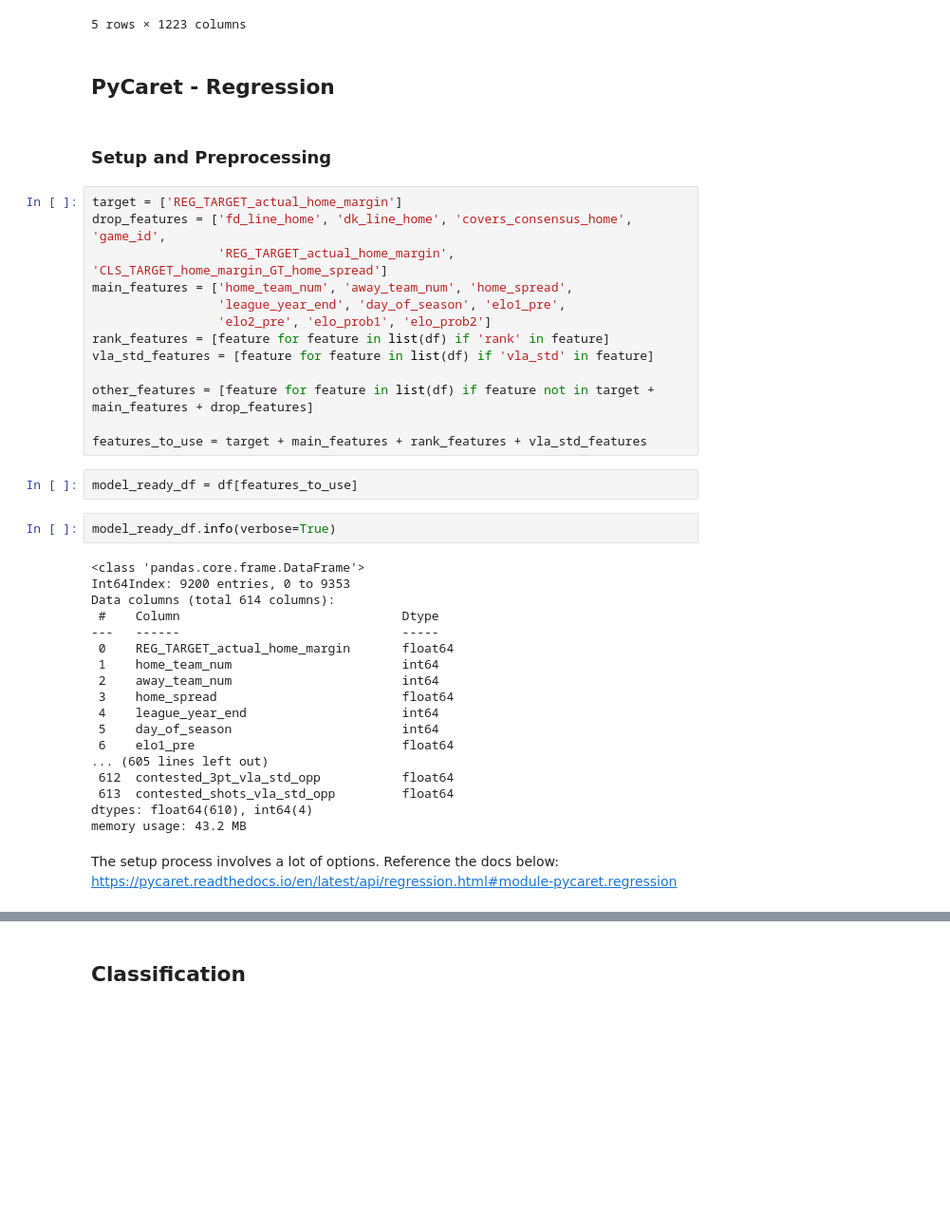
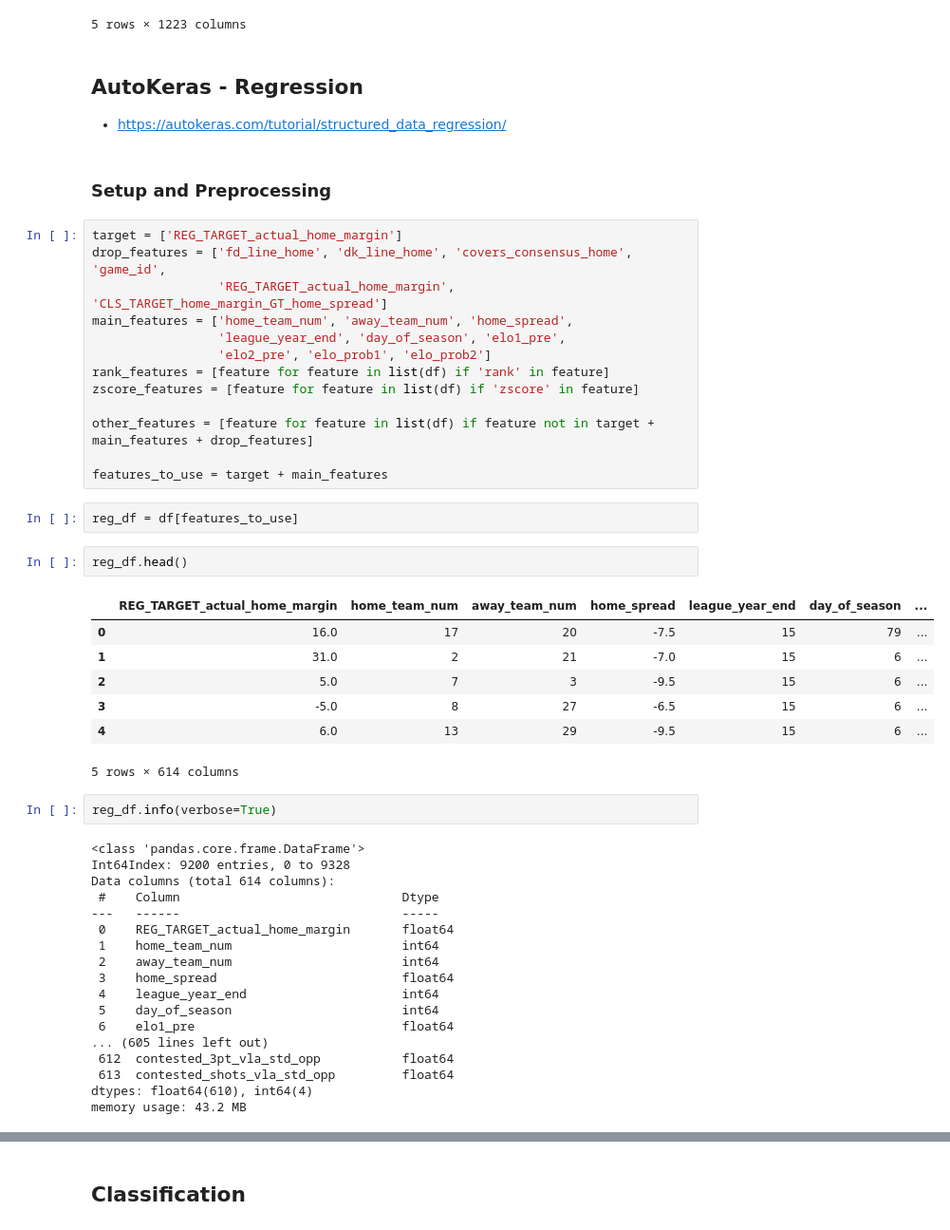
Before and after one commit to NBA-Betting/NBA_Betting, a Jupyter notebook: notebooks/AutoKeras.ipynb, the cells around one changed output, grey strips where cells are left out. Shown: that part at 95% size. Cells and saved outputs as stored; diff of their text form; blank space fills up the shorter version.

```diff
--- a/notebooks/2_AutoML.ipynb
+++ b/notebooks/AutoKeras.ipynb
@@ -97,10 +83,10 @@ df.head()
 | 4 | 20141103LACUTA | False | 6.0 | 13 | 29 | 15 | ... |
 5 rows × 1223 columns
 # %% [markdown]
-## PyCaret - Regression
+## AutoKeras - Regression
+
+* https://autokeras.com/tutorial/structured_data_regression/
 # %% [markdown]
-<a id=setup></a>
-
 ### Setup and Preprocessing
 # %%
 target = ['REG_TARGET_actual_home_margin']
@@ -110,18 +96,28 @@ main_features = ['home_team_num', 'away_team_num', 'home_spread',
                  'league_year_end', 'day_of_season', 'elo1_pre',
                  'elo2_pre', 'elo_prob1', 'elo_prob2']
 rank_features = [feature for feature in list(df) if 'rank' in feature]
-vla_std_features = [feature for feature in list(df) if 'vla_std' in feature]
+zscore_features = [feature for feature in list(df) if 'zscore' in feature]
 
 other_features = [feature for feature in list(df) if feature not in target + main_features + drop_features]
 
-features_to_use = target + main_features + rank_features + vla_std_features
+features_to_use = target + main_features
 # %%
-model_ready_df = df[features_to_use]
+reg_df = df[features_to_use]
+# %%
+reg_df.head()
+# %% [output]
+|  | REG_TARGET_actual_home_margin | home_team_num | away_team_num | home_spread | league_year_end | day_of_season | ... |
+| 0 | 16.0 | 17 | 20 | -7.5 | 15 | 79 | ... |
+| 1 | 31.0 | 2 | 21 | -7.0 | 15 | 6 | ... |
+| 2 | 5.0 | 7 | 3 | -9.5 | 15 | 6 | ... |
+| 3 | -5.0 | 8 | 27 | -6.5 | 15 | 6 | ... |
+| 4 | 6.0 | 13 | 29 | -9.5 | 15 | 6 | ... |
+5 rows × 614 columns
 # %%
-model_ready_df.info(verbose=True)
+reg_df.info(verbose=True)
 # %% [output]
 <class 'pandas.core.frame.DataFrame'>
-Int64Index: 9200 entries, 0 to 9353
+Int64Index: 9200 entries, 0 to 9328
 Data columns (total 614 columns):
  #    Column                              Dtype
 ---   ------                              -----
@@ -137,7 +133,4 @@ Data columns (total 614 columns):
  613  contested_shots_vla_std_opp         float64
 dtypes: float64(610), int64(4)
 memory usage: 43.2 MB
-# %% [markdown]
-The setup process involves a lot of options. Reference the docs below:
-https://pycaret.readthedocs.io/en/latest/api/regression.html#module-pycaret.regression
 # %%
```
Also changed, not shown: parts of 64 cells of this notebook, 7 other files.
